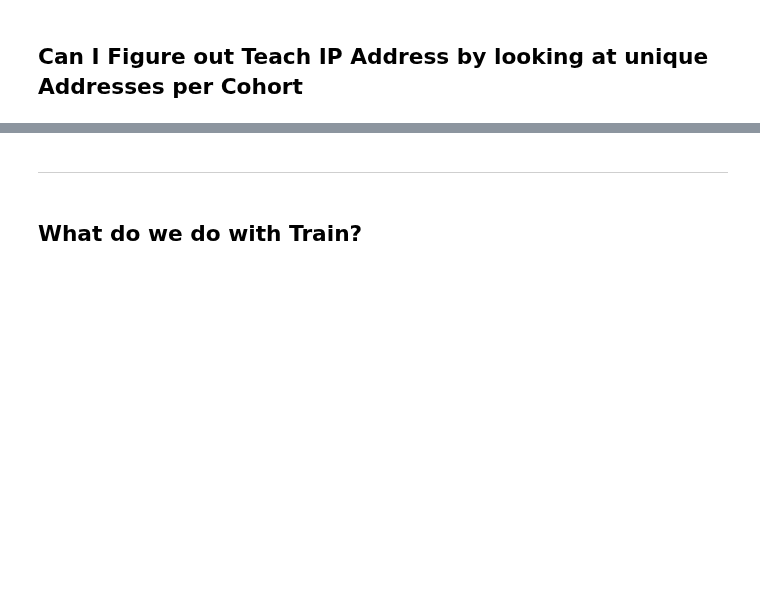
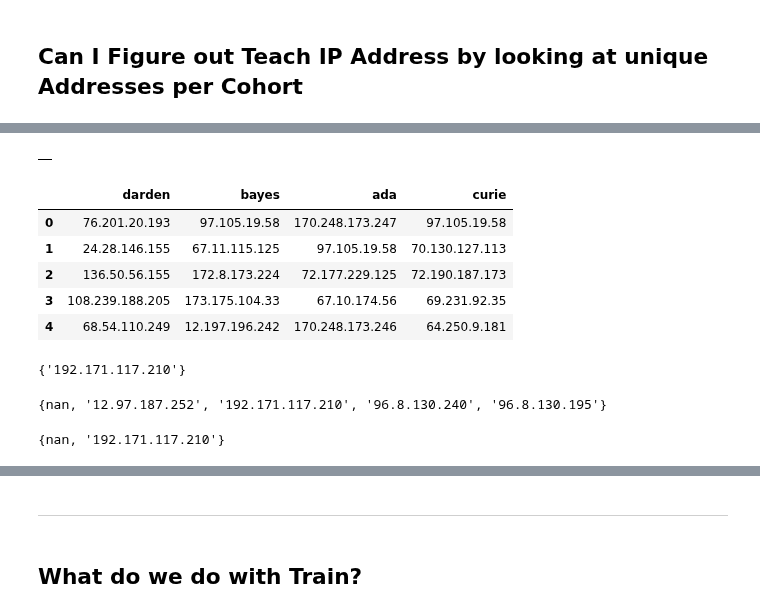
Before and after one commit to CSolitaire/anomaly-detection-exercises, a Jupyter notebook: time_series_anomaly_detection.ipynb, the cells around one changed output, grey strips where cells are left out. Saved outputs shown, nothing was run; the diff lists cells and outputs as text; code cells hidden in the pictures; blank space fills up the shorter version.

```diff
--- a/time_series_anomaly_detection.ipynb
+++ b/time_series_anomaly_detection.ipynb
@@ -1058,0 +1079,32 @@ corey.head()
+# %%
+ip_instructor = pd.DataFrame()
+ip_instructor.head()
+# %% [output]
+|  |
+# %%
+#darden
+darden = false[false.cohort_id == 59]
+darden = pd.DataFrame(darden.ip.unique())
+# %%
+# Cohort 34 (Verified Data Science)
+bayes = false[false.cohort_id == 34]
+bayes = pd.DataFrame(bayes.ip.unique())
+# %%
+# Cohort 28 (Verified Data Science)
+ada = false[false.cohort_id == 28]
+ada = pd.DataFrame(ada.ip.unique())
+# %%
+#Cohort 55
+curie = false[false.cohort_id == 55]
+curie = pd.DataFrame(curie.ip.unique())
+# %%
+ip_instructor = pd.concat([darden, bayes, ada, curie], axis=1)
+ip_instructor.columns = ['darden', 'bayes', 'ada', 'curie']
+ip_instructor.head()
+# %% [output]
+|  | darden | bayes | ada | curie |
+| 0 | 76.201.20.193 | 97.105.19.58 | 170.248.173.247 | 97.105.19.58 |
+| 1 | 24.28.146.155 | 67.11.115.125 | 97.105.19.58 | 70.130.127.113 |
+| 2 | 136.50.56.155 | 172.8.173.224 | 72.177.229.125 | 72.190.187.173 |
+| 3 | 108.239.188.205 | 173.175.104.33 | 67.10.174.56 | 69.231.92.35 |
+| 4 | 68.54.110.249 | 12.197.196.242 | 170.248.173.246 | 64.250.9.181 |
@@ -1058,0 +1125,12 @@ corey.head()
+# %%
+common_member(d,c)
+# %% [output]
+{'192.171.117.210'}
+# %%
+common_member(d,b)
+# %% [output]
+{nan, '12.97.187.252', '192.171.117.210', '96.8.130.240', '96.8.130.195'}
+# %%
+common_member(d,a)
+# %% [output]
+{nan, '192.171.117.210'}
```
Also changed, not shown: parts of 13 cells of this notebook.
